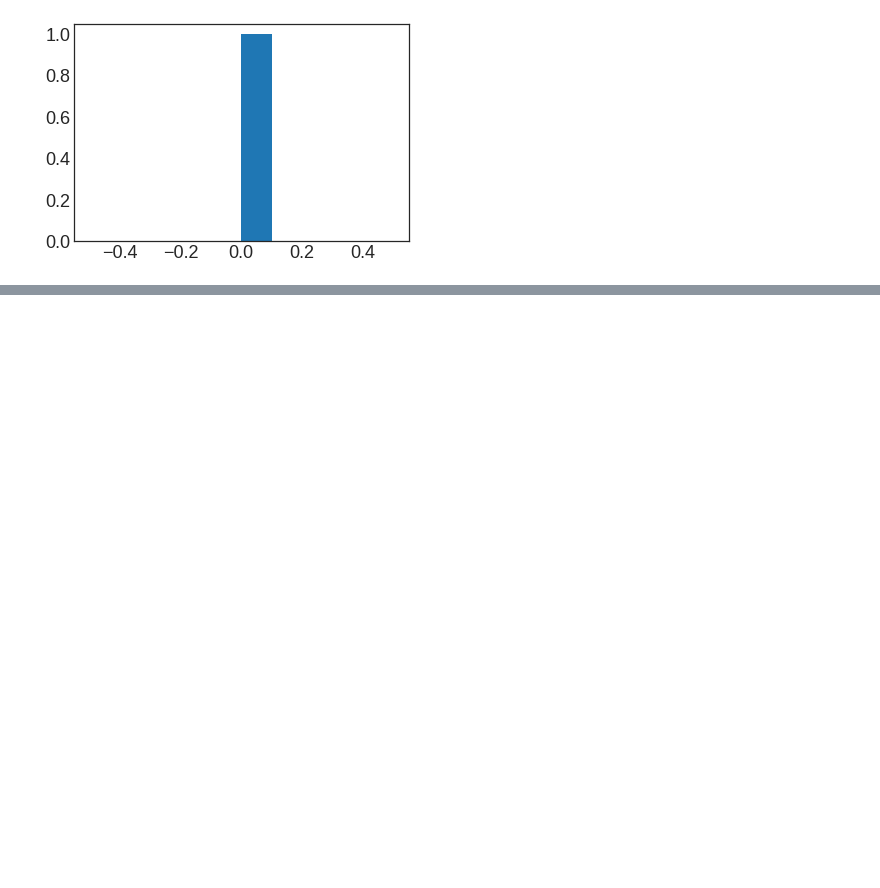
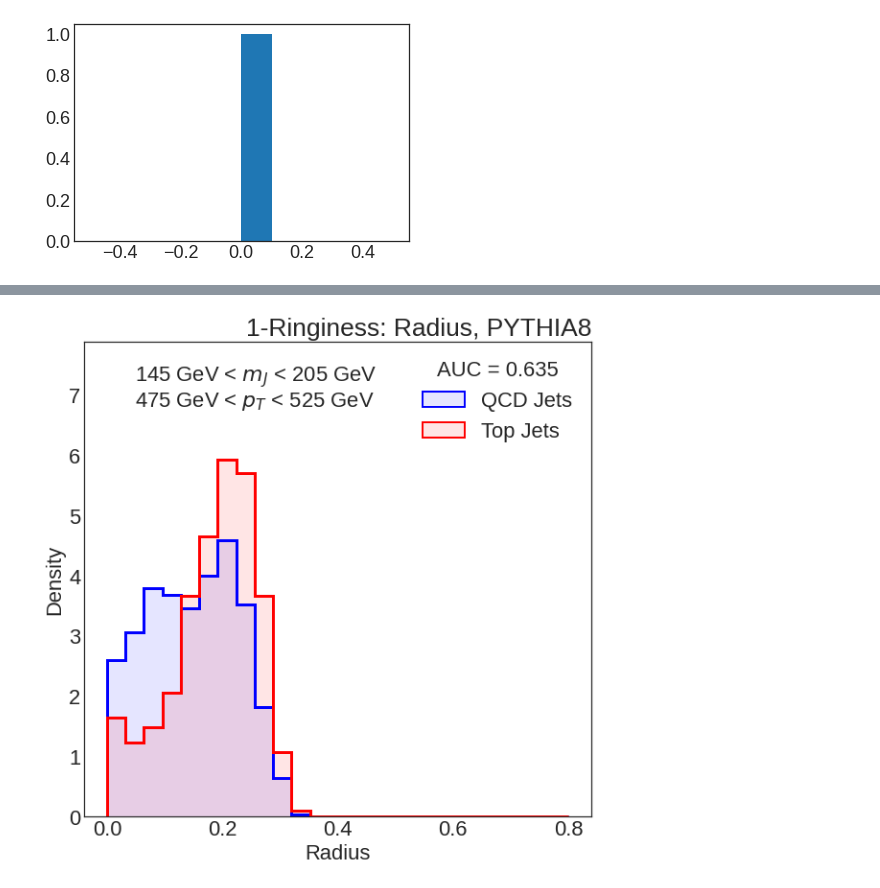
Before and after one commit to rikab/SHAPER, a Jupyter notebook: jets.ipynb, the cells around one changed output, grey strips where cells are left out. Saved outputs shown, nothing was run; the diff lists cells and outputs as text; code cells hidden in the pictures; blank space fills up the shorter version.

```diff
--- a/jets.ipynb
+++ b/jets.ipynb
@@ -42,7 +42,7 @@ Using CPU!
 # Parameters
 R = 0.8
 beta = 1
-N = 3
+N = 1
 batch_size = 25
 
 mass_lower = 145
@@ -392,17 +401,17 @@ def load_params_from_batches(set, batches):
 
     # Initialize
     params = {}
-    for obs in observables:
+    for obs in commonObservables:
         params[obs] = []
 
     # Loop over batches
     for batch in range(batches):
         pa = np.load('data/%s_params_%d.npy' % (set, batch), allow_pickle = True)[()]
-        for obs in observables:
+        for obs in commonObservables:
             for i in range(len(pa[obs])):
                 params[obs].append(pa[obs][i])
 
     return params
-signal_params = load_params_from_batches("signal", 5)
-background_params = load_params_from_batches("background", 5)
+signal_params = load_params_from_batches("signal", 2)
+background_params = load_params_from_batches("background", 2)
 print(signal_params["3-Subjettiness"][0])
@@ -410,9 +423,9 @@ print(signal_params["3-Subjettiness"][0])
 from sklearn.metrics import roc_curve, auc
 from matplotlib.patches import Patch
 
-def plot_observable_param(obs, param, xlim, function = None, xlabel = None, complex_function = None):
+def plot_observable_param(obs, param, xlim, function = None, xlabel = None, complex_function = None, obs_name = None):
 
-    plt.rcParams.update({'font.size': 20})
+    plt.rcParams.update({'font.size': 22})
     fig, ax = plt.subplots(constrained_layout=True, figsize=(8, 8))
 
     bins = 25
@@ -472,7 +485,7 @@ def plot_observable_param(obs, param, xlim, function = None, xlabel = None, comp
 
     b_max = max(b_counts)
     s_max = max(s_counts)
-    y_lim = max(b_max, s_max) * 1.25
+    y_lim = max(b_max, s_max) * 1.33
     plt.ylim(0, y_lim)
 
     plt.text(0.1, 0.925, r'145 GeV < $m_J$ < 205 GeV',  verticalalignment='center', transform=ax.transAxes)
@@ -483,7 +496,7 @@ def plot_observable_param(obs, param, xlim, function = None, xlabel = None, comp
     if xlabel is not None:
         plt.xlabel(xlabel)
     plt.ylabel("Density")
-    plt.title("%s: %s, PYTHIA8" % (obs, param), loc = "right")
+    plt.title("%s: %s, PYTHIA8" % (obs_name if obs_name else obs, param), loc = "right")
 
     plt.savefig("Plots/Parameters/parameters_%s_%s.pdf" % (obs, param))
     plt.show()
@@ -495,13 +508,13 @@ def effective_radius(param_dict):
     return np.sqrt(a * b)
 
 plot_observable_param("1-Ringiness", "Radius", [0,0.8])
-plot_observable_param("1-Point-Ringiness", "Radius", [0,0.8])
+plot_observable_param("1-Point-Ringiness", "Radius", [0,0.8], obs_name="1-(Ring+Point)iness")
 
 plot_observable_param("1-Diskiness", "Radius", [0,0.8])
-plot_observable_param("1-Point-Diskiness", "Radius", [0,0.8])
+plot_observable_param("1-Point-Diskiness", "Radius", [0,0.8], obs_name="1-(Disk+Point)iness")
 
 plot_observable_param("1-Ellipsiness", "Radius", [0,0.8], effective_radius, xlabel= r"Effective Radius = $\sqrt{ab}$")
-plot_observable_param("1-Point-Ellipsiness", "Radius", [0,0.8], effective_radius, xlabel= r"Effective Radius = $\sqrt{ab}$")
+plot_observable_param("1-Point-Ellipsiness", "Radius", [0,0.8], effective_radius, xlabel= r"Effective Radius = $\sqrt{ab}$", obs_name="1-(Ellipse+Point)iness")
 
 def min_eccentricity(param_dict):
     a = param_dict["Radius1"]
@@ -515,52 +528,92 @@ def max_eccentricity(param_dict):
     e = np.sqrt(1 - np.nan_to_num(np.minimum(a, b) / np.maximum(a,b)))
     return np.amin(e)
 
+
+def hardest_eccentricity(param_dict):
+    a = param_dict["Radius1"]
+    b = param_dict["Radius2"]
+    e = np.sqrt(1 - np.nan_to_num(np.minimum(a, b) / np.maximum(a,b)))
+    num = param_dict["Points"].shape[0]
+    energies = param_dict["Weights"][:num]
+    if param_dict["Weights"].shape[0] == 2*num:
+        energies = energies + param_dict["Weights"][num:]
+
+    arg = np.argmax(energies)
+    return e[arg]
+
 plot_observable_param("1-Ellipsiness", "Eccentricity", [0,1.0], min_eccentricity, xlabel = "Minimum Eccentricity")
-plot_observable_param("1-Point-Ellipsiness", "Eccentricity", [0,1.0], min_eccentricity, xlabel = "Minimum Eccentricity")
+plot_observable_param("1-Point-Ellipsiness", "Eccentricity", [0,1.0], min_eccentricity, xlabel = "Minimum Eccentricity", obs_name="1-(Ellipse+Point)iness")
 
 plot_observable_param("2-Ellipsiness", "Eccentricity", [0,1.0], min_eccentricity, xlabel = "Minimum Eccentricity")
-plot_observable_param("2-Point-Ellipsiness", "Eccentricity", [0,1.0], min_eccentricity, xlabel = "Minimum Eccentricity")
+plot_observable_param("2-Point-Ellipsiness", "Eccentricity", [0,1.0], min_eccentricity, xlabel = "Minimum Eccentricity", obs_name="2-(Ellipse+Point)iness")
 
 plot_observable_param("3-Ellipsiness", "Eccentricity", [0,1.0], min_eccentricity, xlabel = "Minimum Eccentricity")
-plot_observable_param("3-Point-Ellipsiness", "Eccentricity", [0,1.0], min_eccentricity, xlabel = "Minimum Eccentricity")
+plot_observable_param("3-Point-Ellipsiness", "Eccentricity", [0,1.0], min_eccentricity, xlabel = "Minimum Eccentricity", obs_name="3-(Ellipse+Point)iness")
 
 
 
-plot_observable_param("1-Ellipsiness", "Eccentricity", [0,1.0], max_eccentricity, xlabel = "Maximum Eccentricity")
-plot_observable_param("1-Point-Ellipsiness", "Eccentricity", [0,1.0], max_eccentricity, xlabel = "Maximum Eccentricity")
+# plot_observable_param("1-Ellipsiness", "Eccentricity", [0,1.0], max_eccentricity, xlabel = "Maximum Eccentricity")
+# plot_observable_param("1-Point-Ellipsiness", "Eccentricity", [0,1.0], max_eccentricity, xlabel = "Maximum Eccentricity")
 
-plot_observable_param("2-Ellipsiness", "Eccentricity", [0,1.0], max_eccentricity, xlabel = "Maximum Eccentricity")
-plot_observable_param("2-Point-Ellipsiness", "Eccentricity", [0,1.0], max_eccentricity, xlabel = "Maximum Eccentricity")
+# plot_observable_param("2-Ellipsiness", "Eccentricity", [0,1.0], max_eccentricity, xlabel = "Maximum Eccentricity")
+# plot_observable_param("2-Point-Ellipsiness", "Eccentricity", [0,1.0], max_eccentricity, xlabel = "Maximum Eccentricity")
 
-plot_observable_param("3-Ellipsiness", "Eccentricity", [0,1.0], max_eccentricity, xlabel = "Maximum Eccentricity")
-plot_observable_param("3-Point-Ellipsiness", "Eccentricity", [0,1.0], max_eccentricity, xlabel = "Maximum Eccentricity")
+# plot_observable_param("3-Ellipsiness", "Eccentricity", [0,1.0], max_eccentricity, xlabel = "Maximum Eccentricity")
+# plot_observable_param("3-Point-Ellipsiness", "Eccentricity", [0,1.0], max_eccentricity, xlabel = "Maximum Eccentricity")
+
+
+
+
+# plot_observable_param("1-Ellipsiness", "Eccentricity", [0,1.0], hardest_eccentricity, xlabel = "Hardest Jet Eccentricity")
+# plot_observable_param("1-Point-Ellipsiness", "Eccentricity", [0,1.0], hardest_eccentricity, xlabel = "Hardest Jet Eccentricity")
+
+# plot_observable_param("2-Ellipsiness", "Eccentricity", [0,1.0], hardest_eccentricity, xlabel = "Hardest Jet Eccentricity")
+# plot_observable_param("2-Point-Ellipsiness", "Eccentricity", [0,1.0], hardest_eccentricity, xlabel = "Hardest Jet Eccentricity")
+
+# plot_observable_param("3-Ellipsiness", "Eccentricity", [0,1.0], hardest_eccentricity, xlabel = "Hardest Jet Eccentricity")
+# plot_observable_param("3-Point-Ellipsiness", "Eccentricity", [0,1.0], hardest_eccentricity, xlabel = "Hardest Jet Eccentricity")
+
+
+
 
 
 
 def collinear_weights(param_dict):
     z = param_dict["Weights"][0]
     return z
 
 
-plot_observable_param("1-Point-Ringiness", "Weights", [0,1.0], collinear_weights, xlabel= r"1-Point Weight $z_{\delta}$")
-plot_observable_param("1-Point-Diskiness", "Weights", [0,1.0], collinear_weights, xlabel= r"1-Point Weight $z_{\delta}$")
-plot_observable_param("1-Point-Ellipsiness", "Weights", [0,1.0], collinear_weights, xlabel= r"1-Point Weight $z_{\delta}$")
+# plot_observable_param("1-Point-Ringiness", "Weights", [0,1.0], collinear_weights, xlabel= r"1-Point Weight $z_{\delta}$")
+# plot_observable_param("1-Point-Diskiness", "Weights", [0,1.0], collinear_weights, xlabel= r"1-Point Weight $z_{\delta}$")
+# plot_observable_param("1-Point-Ellipsiness", "Weights", [0,1.0], collinear_weights, xlabel= r"1-Point Weight $z_{\delta}$")
+
+
+
 
 
 # Plot all EMDS:
-for obs in observables:
+for i,obs in enumerate(commonObservables.keys()):
     plot_observable_param(obs, "EMD", [0, 0.350])
+
+plot_observable_param("1-Point-Ellipsiness", "EMD", [0, 0.350], obs_name="1-(Ellipse+Point)iness")
+plot_observable_param("2-Point-Ellipsiness", "EMD", [0, 0.350], obs_name="2-(Ellipse+Point)iness")
+plot_observable_param("3-Point-Ellipsiness", "EMD", [0, 0.350], obs_name="3-(Ellipse+Point)iness")
 
 
 # Tau 32, 21
 def tau_32(param_dict, obs, i):
     tau = param_dict["3-%s" % obs][i]["EMD"] /  param_dict["2-%s" % obs][i]["EMD"]
     return tau
 
 
 strings = ["Subjettiness", "Ringiness", "Diskiness", "Ellipsiness", "Point-Ringiness", "Point-Diskiness", "Point-Ellipsiness"]
+name_strings = ["Subjettiness", "Ringiness", "Diskiness", "Ellipsiness", "(Ring+Point)iness", "(Disk+Point)iness", "(Ellipse+Point)iness"]
 
-for s in strings:
-    plot_observable_param(s, "tau", [0,1.0], complex_function = tau_32, xlabel= r"3-%s / 2-%s" % (s, s))
+
+
+for i,s in enumerate(strings):
+    plot_observable_param(s, r"$\tau$", [0,1.0], complex_function = tau_32, xlabel= r"3-%s / 2-%s" % (name_strings[i], name_strings[i]), obs_name= name_strings[i])
 # plot_observable_param("1-Point-Diskiness", "Weights", [0,1.0], complex_function = tau_32, xlabel= r"1-Point Weight $z_{\delta}$")
 # plot_observable_param("1-Point-Ellipsiness", "Weights", [0,1.0], complex_function = tau_32, xlabel= r"1-Point Weight $z_{\delta}$")
+# %% [output]
+[figure, added]
```
Also changed, not shown: parts of 5 cells of this notebook, 11 other files.
